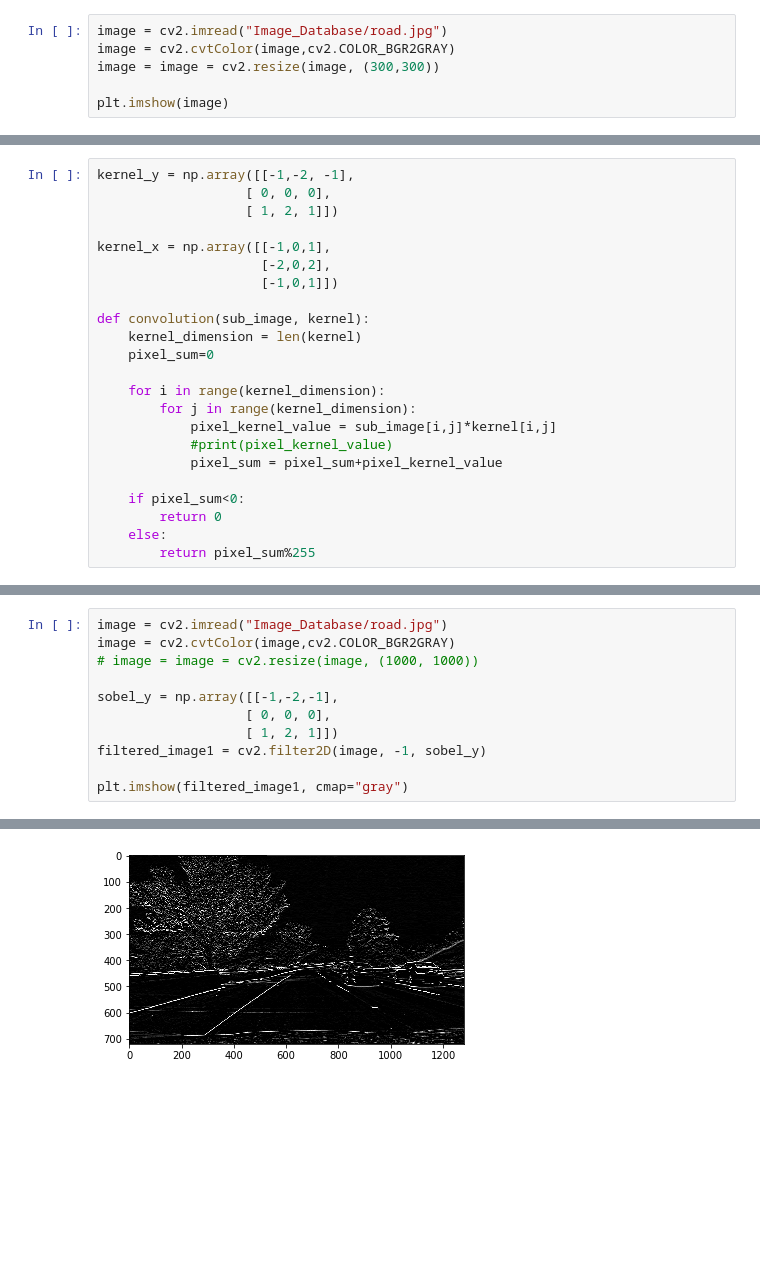
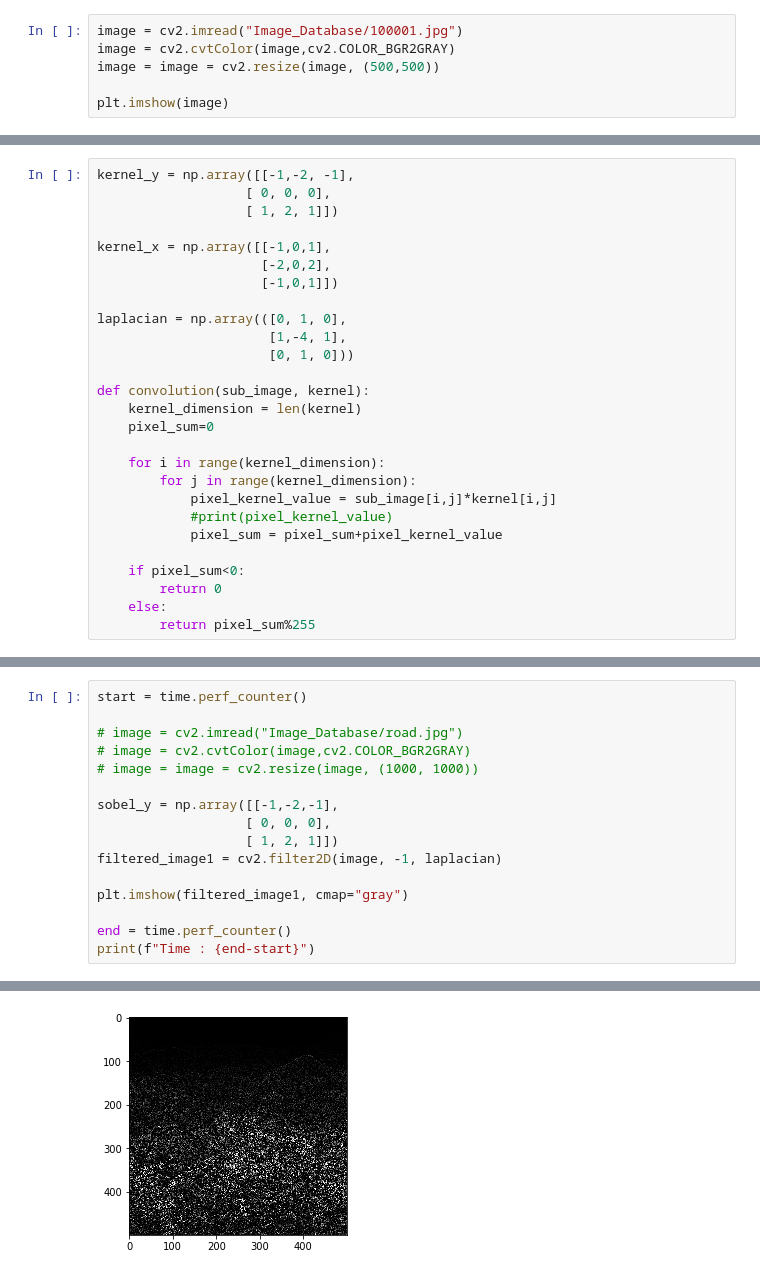
Before and after one commit to Defcon27/Image-Search-using-Parallel-Computing, a Jupyter notebook: Filters.ipynb, the cells around one changed output, grey strips where cells are left out. Drawn from its saved outputs; the diff is of its cells as text; blank space fills up the shorter version.

Commit message:
filter optimizations

```diff
--- a/Filters.ipynb
+++ b/Filters.ipynb
@@ -6,7 +7,7 @@ import matplotlib.pyplot as plt
 # %%
-image = cv2.imread("Image_Database/road.jpg")
+image = cv2.imread("Image_Database/100001.jpg")
 image = cv2.cvtColor(image,cv2.COLOR_BGR2GRAY)
-image = image = cv2.resize(image, (300,300))
+image = image = cv2.resize(image, (500,500))
 
 plt.imshow(image)
 # %% [output]
@@ -20,6 +21,10 @@ kernel_y = np.array([[-1,-2, -1],
 kernel_x = np.array([[-1,0,1],
                      [-2,0,2],
                      [-1,0,1]])
+
+laplacian = np.array(([0, 1, 0],
+                      [1,-4, 1],
+                      [0, 1, 0]))
 
 def convolution(sub_image, kernel):
     kernel_dimension = len(kernel)
@@ -51,12 +61,17 @@ plt.imshow(filtered_image, cmap="gray")
 # %%
-image = cv2.imread("Image_Database/road.jpg")
-image = cv2.cvtColor(image,cv2.COLOR_BGR2GRAY)
+start = time.perf_counter()
+
+# image = cv2.imread("Image_Database/road.jpg")
+# image = cv2.cvtColor(image,cv2.COLOR_BGR2GRAY)
 # image = image = cv2.resize(image, (1000, 1000))
 
 sobel_y = np.array([[-1,-2,-1],
                    [ 0, 0, 0],
                    [ 1, 2, 1]])
-filtered_image1 = cv2.filter2D(image, -1, sobel_y)
+filtered_image1 = cv2.filter2D(image, -1, laplacian)
 
 plt.imshow(filtered_image1, cmap="gray")
+
+end = time.perf_counter()
+print(f"Time : {end-start}")
 # %% [output]
@@ -64 +79 @@ plt.imshow(filtered_image1, cmap="gray")
-[figure, old version]
+[figure, new version]
```
Also changed, not shown: parts of 7 cells of this notebook, 1 other file.
